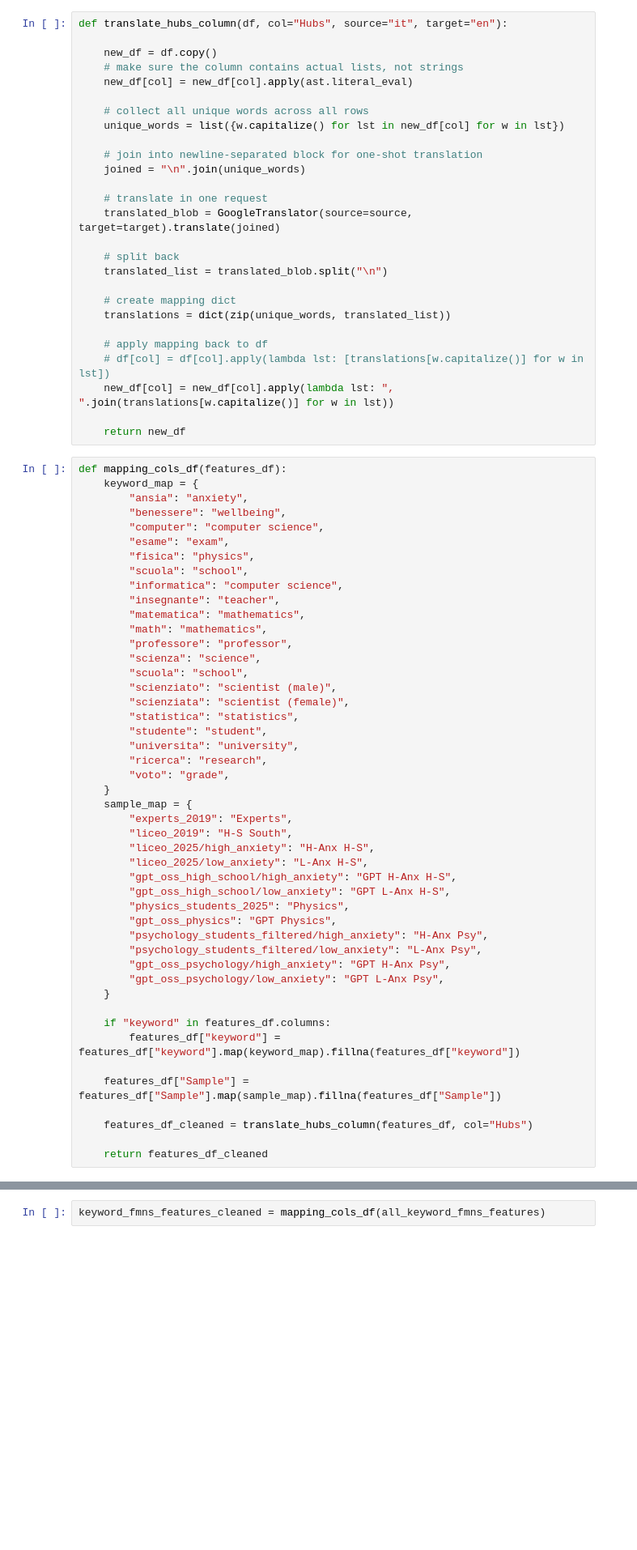
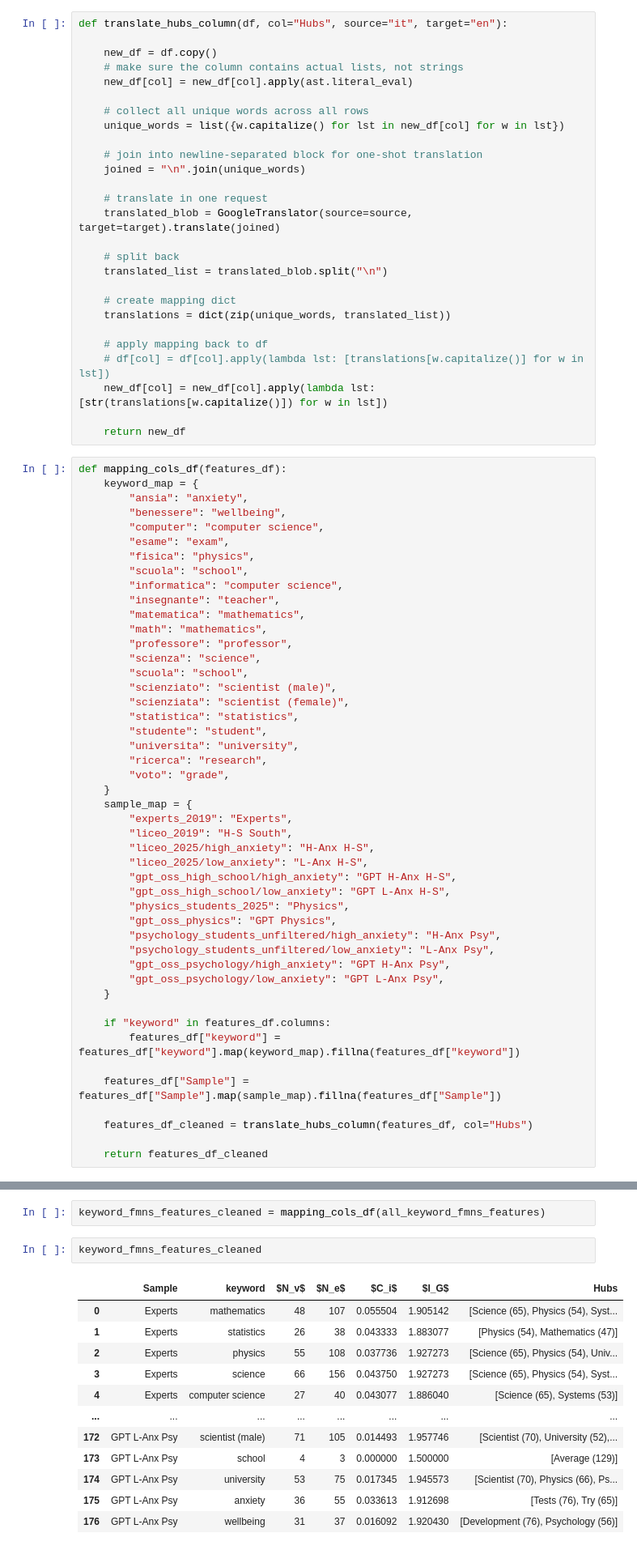
Before and after one commit to emmafranchino/cognoscolab, a Jupyter notebook: rassereno/notebooks/bfmn_features_similarity.ipynb, the cells around one changed output, grey strips where cells are left out. Shown at 81% size. Drawn from its saved outputs; the diff is of its cells as text; blank space fills up the shorter version.

```diff
--- a/rassereno/notebooks/bfmn_features_similarity.ipynb
+++ b/rassereno/notebooks/bfmn_features_similarity.ipynb
@@ -36,7 +37,7 @@ def translate_hubs_column(df, col="Hubs", source="it", target="en"):
 
     # apply mapping back to df
     # df[col] = df[col].apply(lambda lst: [translations[w.capitalize()] for w in lst])
-    new_df[col] = new_df[col].apply(lambda lst: ", ".join(translations[w.capitalize()] for w in lst))
+    new_df[col] = new_df[col].apply(lambda lst: [str(translations[w.capitalize()]) for w in lst])
 
     return new_df
 # %%
@@ -72,8 +73,8 @@ def mapping_cols_df(features_df):
         "gpt_oss_high_school/low_anxiety": "GPT L-Anx H-S",
         "physics_students_2025": "Physics",
         "gpt_oss_physics": "GPT Physics",
-        "psychology_students_filtered/high_anxiety": "H-Anx Psy",
-        "psychology_students_filtered/low_anxiety": "L-Anx Psy",
+        "psychology_students_unfiltered/high_anxiety": "H-Anx Psy",
+        "psychology_students_unfiltered/low_anxiety": "L-Anx Psy",
         "gpt_oss_psychology/high_anxiety": "GPT H-Anx Psy",
         "gpt_oss_psychology/low_anxiety": "GPT L-Anx Psy",
     }
@@ -93,2 +140,17 @@ all_keyword_fmns_features = pd.read_csv(f'{path_rassereno_analysis}/features_key
 # %%
 keyword_fmns_features_cleaned = mapping_cols_df(all_keyword_fmns_features)
+# %%
+keyword_fmns_features_cleaned
+# %% [output]
+|  | Sample | keyword | $N_v$ | $N_e$ | $C_i$ | $l_G$ | Hubs |
+| 0 | Experts | mathematics | 48 | 107 | 0.055504 | 1.905142 | [Science (65), Physics (54), Syst... |
+| 1 | Experts | statistics | 26 | 38 | 0.043333 | 1.883077 | [Physics (54), Mathematics (47)] |
+| 2 | Experts | physics | 55 | 108 | 0.037736 | 1.927273 | [Science (65), Physics (54), Univ... |
+| 3 | Experts | science | 66 | 156 | 0.043750 | 1.927273 | [Science (65), Physics (54), Syst... |
+| 4 | Experts | computer science | 27 | 40 | 0.043077 | 1.886040 | [Science (65), Systems (53)] |
+| ... | ... | ... | ... | ... | ... | ... | ... |
+| 172 | GPT L-Anx Psy | scientist (male) | 71 | 105 | 0.014493 | 1.957746 | [Scientist (70), University (52),... |
+| 173 | GPT L-Anx Psy | school | 4 | 3 | 0.000000 | 1.500000 | [Average (129)] |
+| 174 | GPT L-Anx Psy | university | 53 | 75 | 0.017345 | 1.945573 | [Scientist (70), Physics (66), Ps... |
+| 175 | GPT L-Anx Psy | anxiety | 36 | 55 | 0.033613 | 1.912698 | [Tests (76), Try (65)] |
+| 176 | GPT L-Anx Psy | wellbeing | 31 | 37 | 0.016092 | 1.920430 | [Development (76), Psychology (56)] |
```
Also changed, not shown: parts of 10 cells of this notebook, 9 other files.
